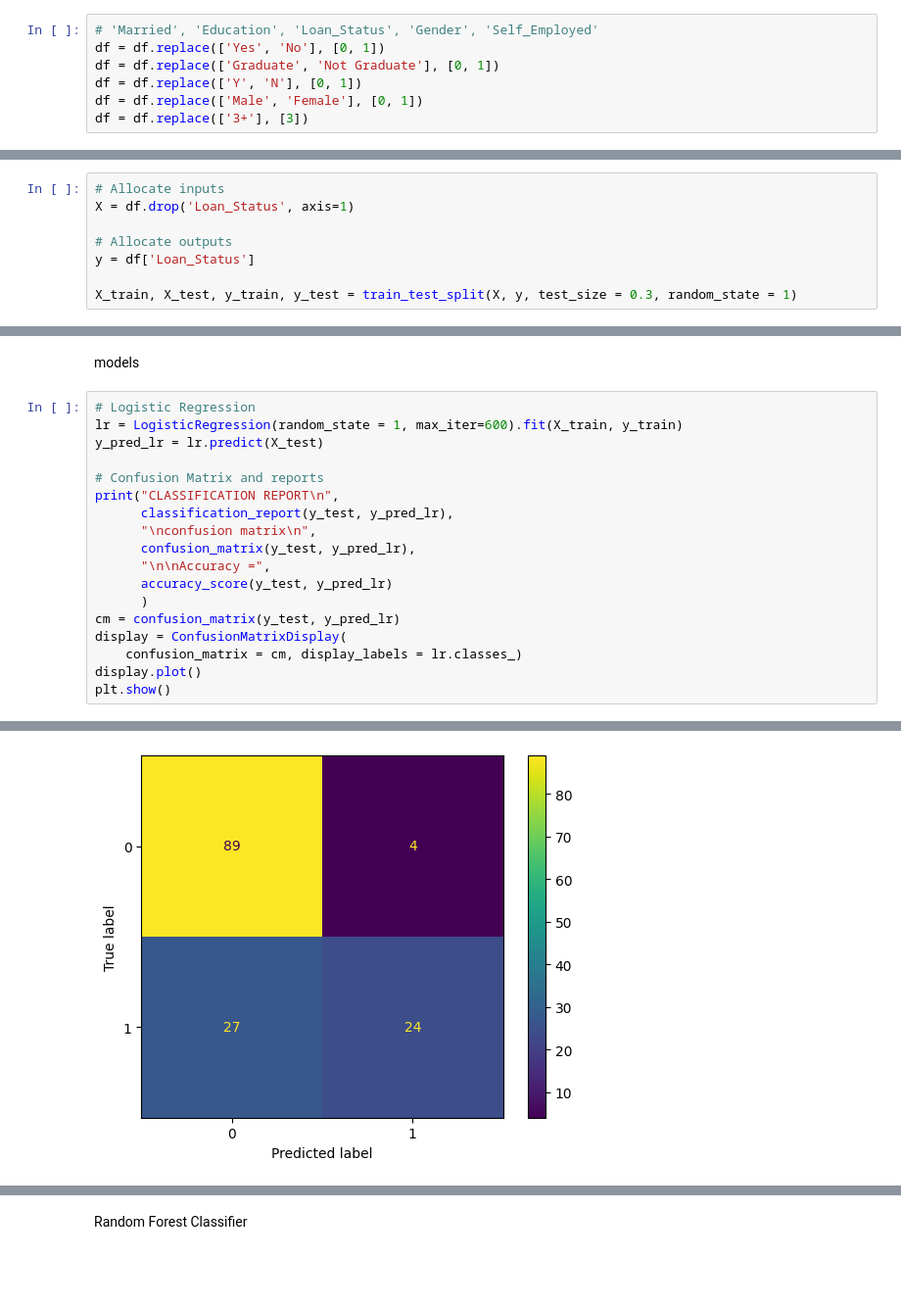
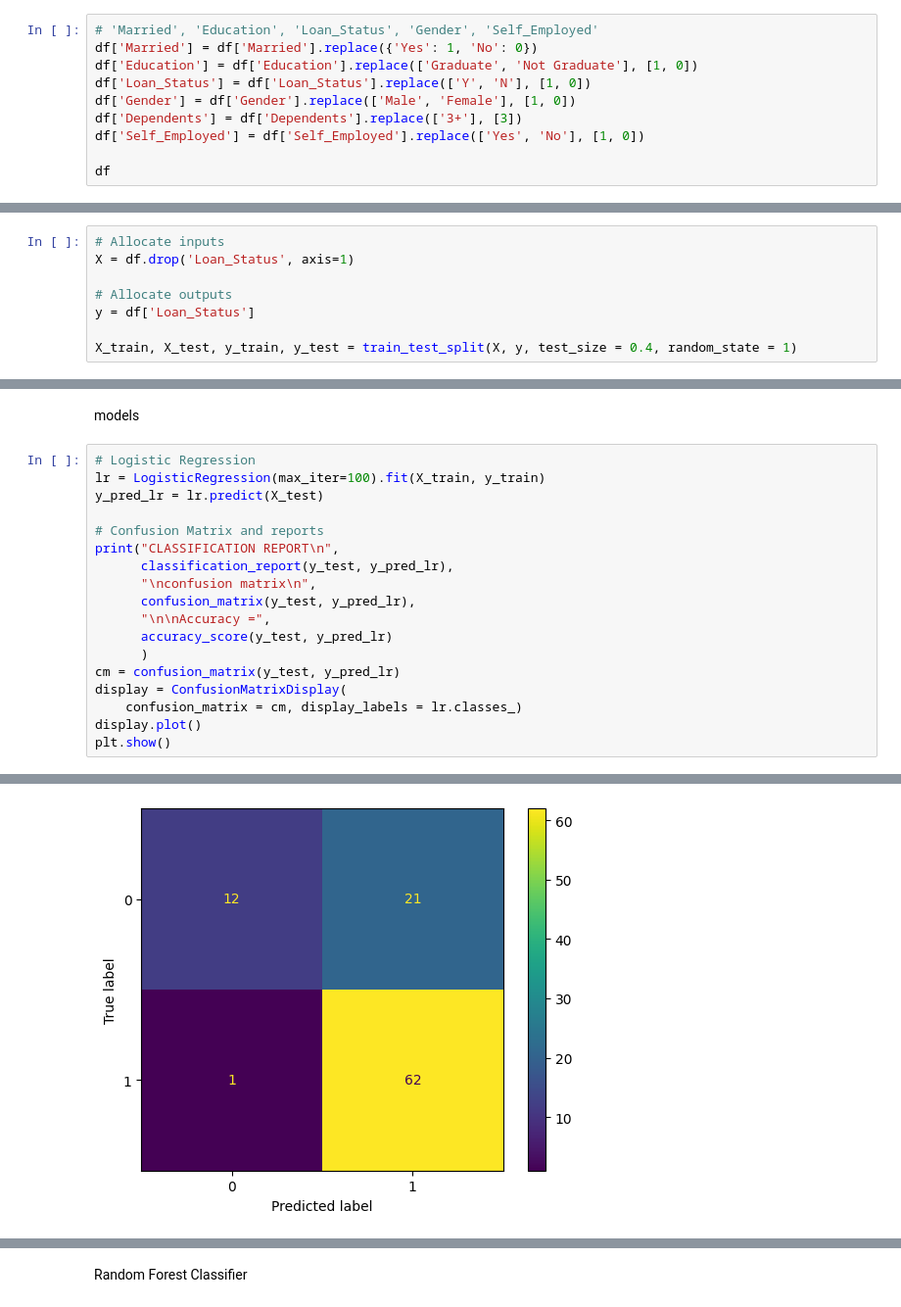
Before and after one commit to Aladeenb/loan-eligibilty-prediction, a Jupyter notebook: Loan_Eligibilty_Prediction.ipynb, the cells around one changed output, grey strips where cells are left out. Shown at 98% size. Cells and saved outputs as stored; diff of their text form; blank space fills up the shorter version.

```diff
--- a/Loan_Eligibilty_Prediction.ipynb
+++ b/Loan_Eligibilty_Prediction.ipynb
@@ -58,8 +73,11 @@ df = pd.merge(dfRest, dfPart, on='Loan_ID')
 Hot Encoding
 # %%
 # 'Married', 'Education', 'Loan_Status', 'Gender', 'Self_Employed'
-df = df.replace(['Yes', 'No'], [0, 1])
-df = df.replace(['Graduate', 'Not Graduate'], [0, 1])
-df = df.replace(['Y', 'N'], [0, 1])
-df = df.replace(['Male', 'Female'], [0, 1])
-df = df.replace(['3+'], [3])
+df['Married'] = df['Married'].replace({'Yes': 1, 'No': 0})
+df['Education'] = df['Education'].replace(['Graduate', 'Not Graduate'], [1, 0])
+df['Loan_Status'] = df['Loan_Status'].replace(['Y', 'N'], [1, 0])
+df['Gender'] = df['Gender'].replace(['Male', 'Female'], [1, 0])
+df['Dependents'] = df['Dependents'].replace(['3+'], [3])
+df['Self_Employed'] = df['Self_Employed'].replace(['Yes', 'No'], [1, 0])
+
+df
@@ -103,7 +137,7 @@ X = df.drop('Loan_Status', axis=1)
 # Allocate outputs
 y = df['Loan_Status']
 
-X_train, X_test, y_train, y_test = train_test_split(X, y, test_size = 0.3, random_state = 1)
+X_train, X_test, y_train, y_test = train_test_split(X, y, test_size = 0.4, random_state = 1)
 # %% [markdown]
 apply feature selection using extra tree classifier
 # %%
@@ -112,7 +146,7 @@ apply feature selection using extra tree classifier
 models
 # %%
 # Logistic Regression
-lr = LogisticRegression(random_state = 1, max_iter=600).fit(X_train, y_train)
+lr = LogisticRegression(max_iter=100).fit(X_train, y_train)
 y_pred_lr = lr.predict(X_test)
 
 # Confusion Matrix and reports
@@ -147 +181 @@ Accuracy = 0.7847222222222222
-[figure, old version]
+[figure, new version]
```
Also changed, not shown: parts of 15 cells of this notebook, 2 other files.
